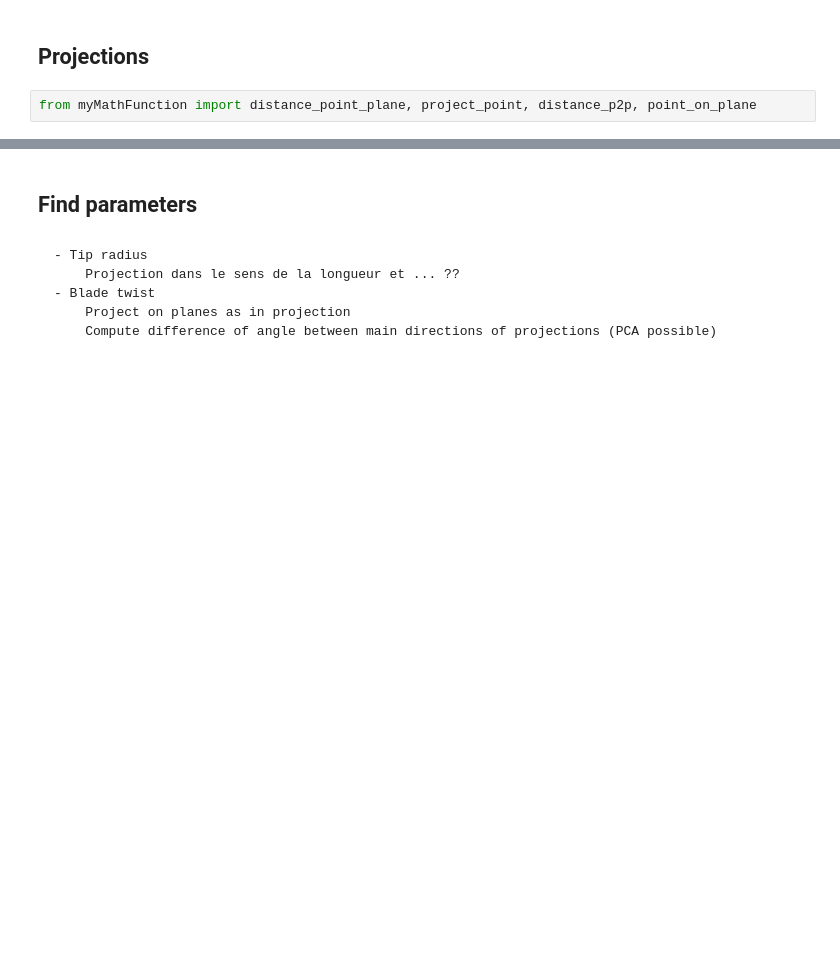
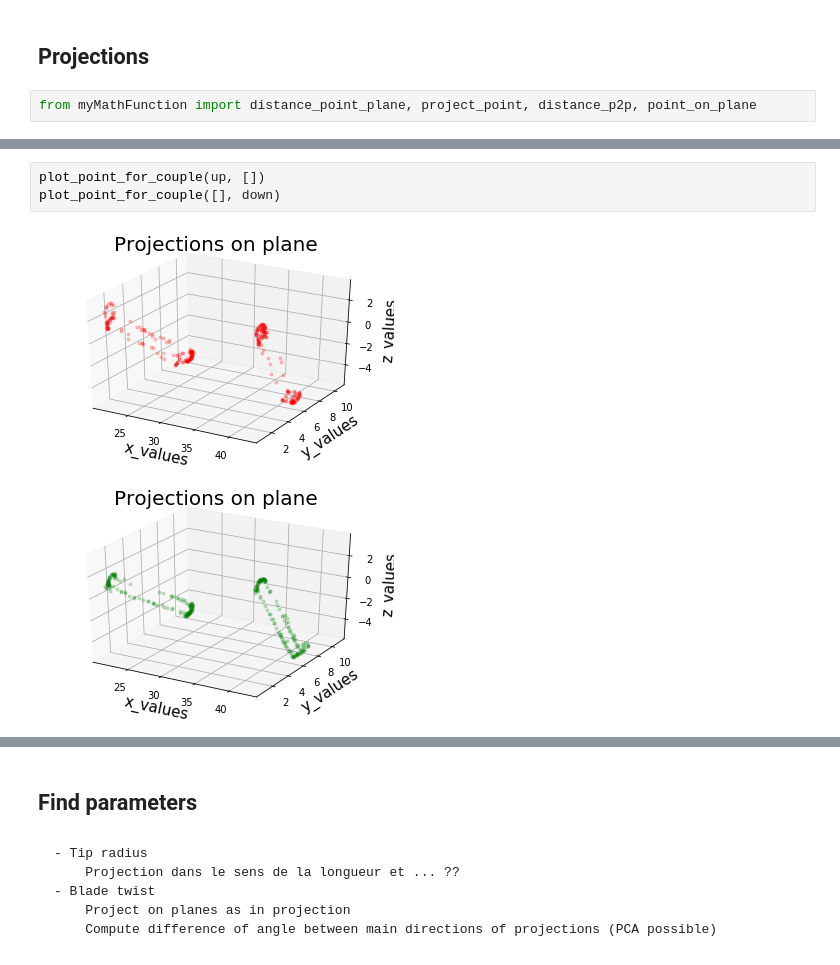
Before and after one commit to PaulineMauryL/PropellerProject, a Jupyter notebook: main.ipynb, the cells around one changed output, grey strips where cells are left out. Saved outputs shown, nothing was run; the diff lists cells and outputs as text; blank space fills up the shorter version.

```diff
--- a/main.ipynb
+++ b/main.ipynb
@@ -92,0 +64,6 @@ len(up)
+# %%
+plot_point_for_couple(up, [])
+plot_point_for_couple([], down)
+# %% [output]
+[figure, added]
+[figure, added]
```
Also changed, not shown: parts of 21 cells of this notebook, 5 other files.
